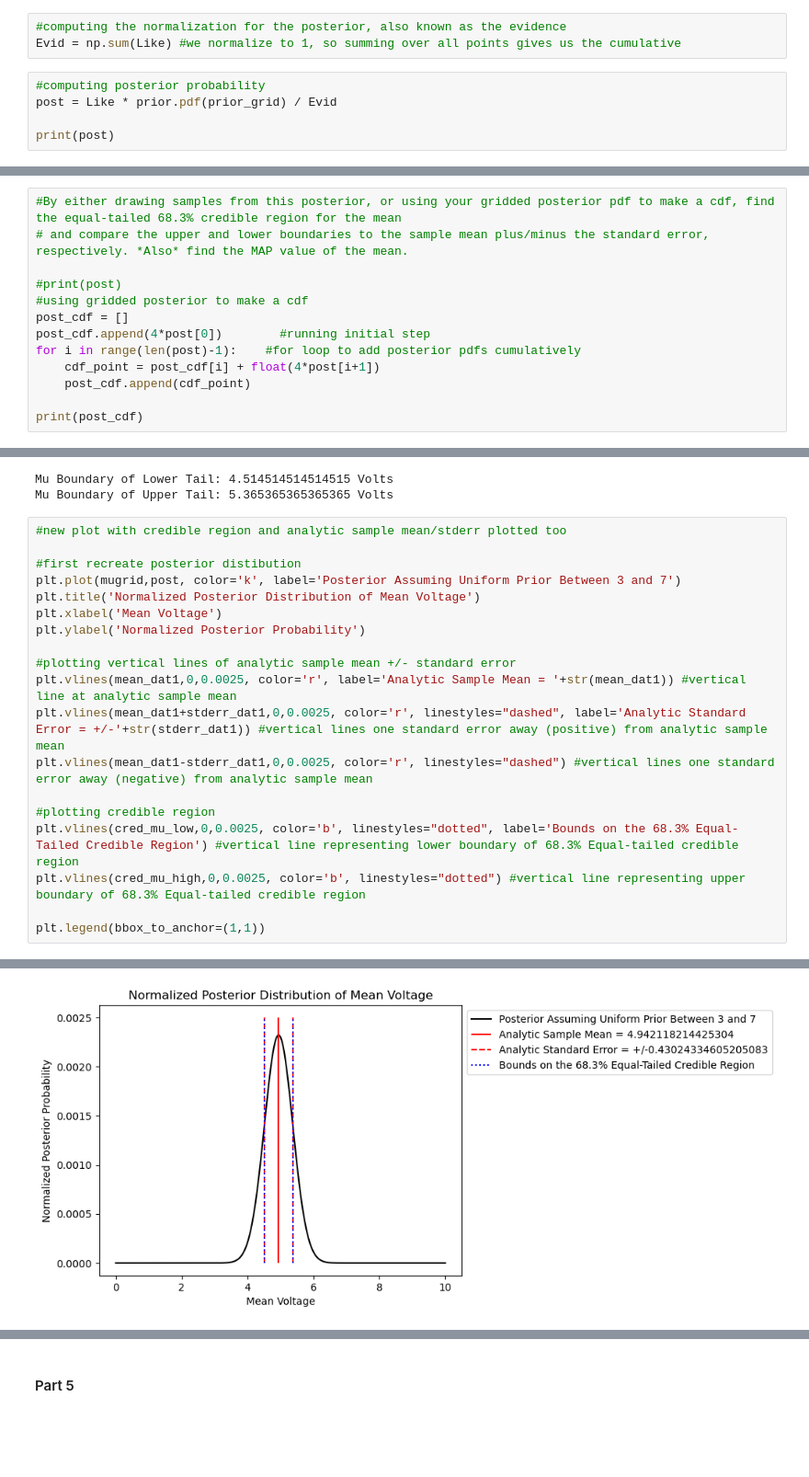
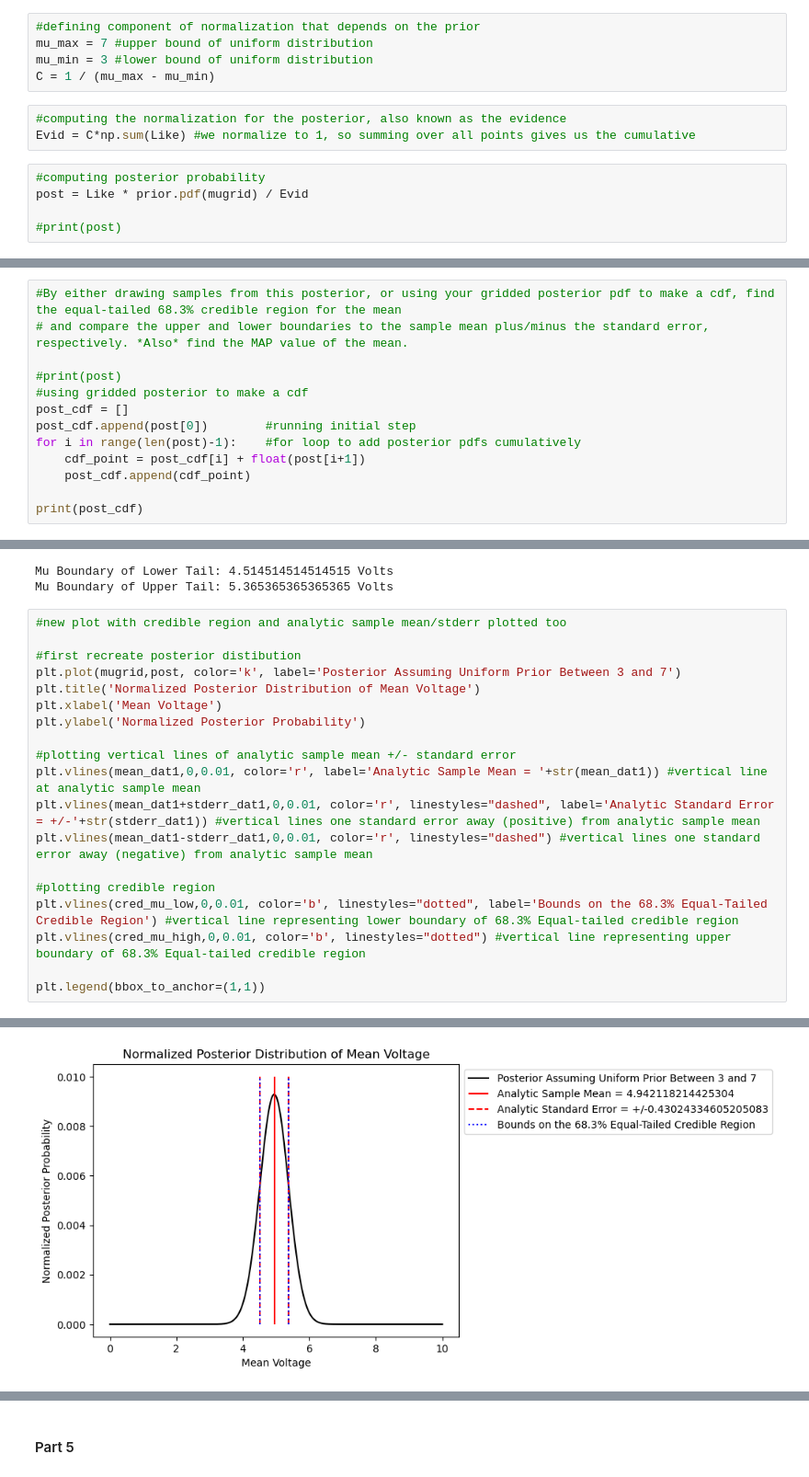
Before and after one commit to VanderbiltAstronomy/astr_8070_s24, a Jupyter notebook: coursework/student_folders/Ryan_Nowicki/vu_astr8070_s24_hw4_RyanNowicki.ipynb, the cells around one changed output, grey strips where cells are left out. Shown: that part at 92% size. Saved outputs shown, nothing was run; the diff lists cells and outputs as text; blank space fills up the shorter version.

```diff
--- a/coursework/student_folders/Ryan_Nowicki/vu_astr8070_s24_hw4_RyanNowicki.ipynb
+++ b/coursework/student_folders/Ryan_Nowicki/vu_astr8070_s24_hw4_RyanNowicki.ipynb
@@ -110,8 +122,13 @@ print(Like)
+# %%
+#defining component of normalization that depends on the prior
+mu_max = 7 #upper bound of uniform distribution
+mu_min = 3 #lower bound of uniform distribution
+C = 1 / (mu_max - mu_min)
 # %%
 #computing the normalization for the posterior, also known as the evidence
-Evid = np.sum(Like) #we normalize to 1, so summing over all points gives us the cumulative
+Evid = C*np.sum(Like) #we normalize to 1, so summing over all points gives us the cumulative
 # %%
 #computing posterior probability
-post = Like * prior.pdf(prior_grid) / Evid
+post = Like * prior.pdf(mugrid) / Evid
 
-print(post)
+#print(post)
@@ -151,9 +150,9 @@ Text(0, 0.5, 'Normalized Posterior Probability')
 #print(post)
 #using gridded posterior to make a cdf
 post_cdf = []
-post_cdf.append(4*post[0])        #running initial step
+post_cdf.append(post[0])        #running initial step
 for i in range(len(post)-1):    #for loop to add posterior pdfs cumulatively
-    cdf_point = post_cdf[i] + float(4*post[i+1])
+    cdf_point = post_cdf[i] + float(post[i+1])
     post_cdf.append(cdf_point)
 
 print(post_cdf)
@@ -202,24 +196,24 @@ Mu Boundary of Upper Tail: 5.365365365365365 Volts
 # %%
 #new plot with credible region and analytic sample mean/stderr plotted too
 
 #first recreate posterior distibution
 plt.plot(mugrid,post, color='k', label='Posterior Assuming Uniform Prior Between 3 and 7')
 plt.title('Normalized Posterior Distribution of Mean Voltage')
 plt.xlabel('Mean Voltage')
 plt.ylabel('Normalized Posterior Probability')
 
 #plotting vertical lines of analytic sample mean +/- standard error
-plt.vlines(mean_dat1,0,0.0025, color='r', label='Analytic Sample Mean = '+str(mean_dat1)) #vertical line at analytic sample mean
-plt.vlines(mean_dat1+stderr_dat1,0,0.0025, color='r', linestyles="dashed", label='Analytic Standard Error = +/-'+str(stderr_dat1)) #vertical lines one standard error away (positive) from analytic sample mean
-plt.vlines(mean_dat1-stderr_dat1,0,0.0025, color='r', linestyles="dashed") #vertical lines one standard error away (negative) from analytic sample mean
+plt.vlines(mean_dat1,0,0.01, color='r', label='Analytic Sample Mean = '+str(mean_dat1)) #vertical line at analytic sample mean
+plt.vlines(mean_dat1+stderr_dat1,0,0.01, color='r', linestyles="dashed", label='Analytic Standard Error = +/-'+str(stderr_dat1)) #vertical lines one standard error away (positive) from analytic sample mean
+plt.vlines(mean_dat1-stderr_dat1,0,0.01, color='r', linestyles="dashed") #vertical lines one standard error away (negative) from analytic sample mean
 
 #plotting credible region
-plt.vlines(cred_mu_low,0,0.0025, color='b', linestyles="dotted", label='Bounds on the 68.3% Equal-Tailed Credible Region') #vertical line representing lower boundary of 68.3% Equal-tailed credible region
-plt.vlines(cred_mu_high,0,0.0025, color='b', linestyles="dotted") #vertical line representing upper boundary of 68.3% Equal-tailed credible region
+plt.vlines(cred_mu_low,0,0.01, color='b', linestyles="dotted", label='Bounds on the 68.3% Equal-Tailed Credible Region') #vertical line representing lower boundary of 68.3% Equal-tailed credible region
+plt.vlines(cred_mu_high,0,0.01, color='b', linestyles="dotted") #vertical line representing upper boundary of 68.3% Equal-tailed credible region
 
 plt.legend(bbox_to_anchor=(1,1))
 # %% [output]
 <matplotlib.legend.Legend at 0x...>
-[figure, old version]
+[figure, new version]
 # %%
 #Comparison of Credible Region Values and Analytic Results
```
Also changed, not shown: parts of 43 cells of this notebook.
